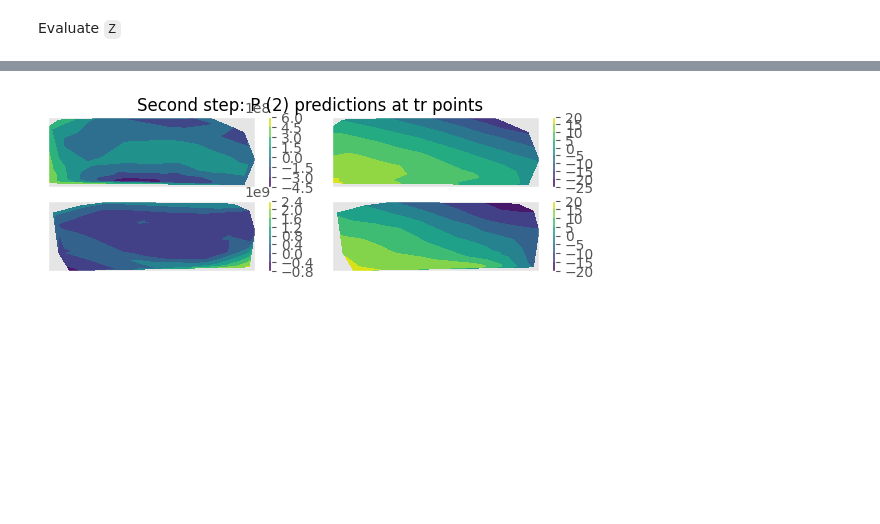
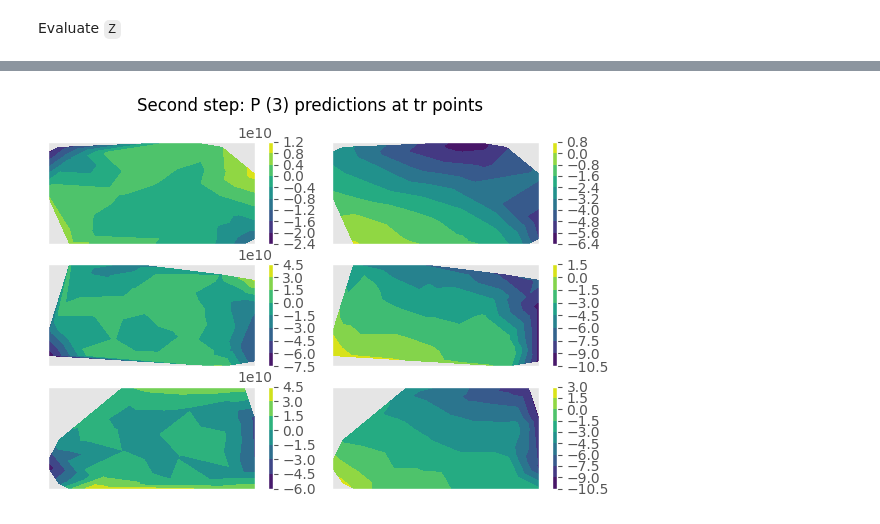
Before and after one commit to TADSGroup/kernelequationlearning, a Jupyter notebook: examples/Darcy/onepfive_step.ipynb, the cells around one changed output, grey strips where cells are left out. Saved outputs shown, nothing was run; the diff lists cells and outputs as text; code cells hidden in the pictures; blank space fills up the shorter version.

```diff
--- a/examples/Darcy/onepfive_step.ipynb
+++ b/examples/Darcy/onepfive_step.ipynb
@@ -50,7 +50,8 @@ $$
 #X = X_gh_tr # (N_gh_tr*m, 2)
 
 # Second column in Gamma(S_N_gh_tr,S_N_gh_tr)
-U_gh_tr = U_gh_tr.reshape(N_gh_tr*m,) # (N_gh_tr*m, )
+U_gh_tr_pred = np.load('data/U_gh_tr_pred.npy')
+U_gh_tr = U_gh_tr_pred.T.flatten() # (N_gh_tr*m, )
 
 # f(X_N)
 f_gh_tr_pred = two_step_dict['f_gh_tr_pred']
@@ -174,7 +175,7 @@ def L(Z, X_gh_tr, U_gh_tr, M_gh_tr, f_gh_tr_pred, two_step_dict, lmbd):
 
     ### Set up
     # N = 7*7
-    m = 2
+    m = 3
     #print('Z:', Z)
     # Constrain the value of Z with known info
     #Z = jnp.where(M_gh_tr, U_gh_tr, Z)
@@ -261,7 +258,7 @@ U_x1x1_gh_tr_pred = np.load('data/U_x1x1_gh_tr_pred.npy')
 U_x2_gh_tr_pred = np.load('data/U_x2_gh_tr_pred.npy')
 U_x2x2_gh_tr_pred = np.load('data/U_x2x2_gh_tr_pred.npy')
 # Build Z_warm
-Z_warm = jnp.array(U_gh_tr_pred.T.reshape(N_gh_tr*m,))
+Z_warm = jnp.array(U_gh_tr_pred.T.flatten())
 # %%
 lmbda = 1/m
 # %%
@@ -331,3 +332,22 @@ krr_optimal_P.fit(S_gh_tr_s, f_gh_tr_pred)
 f_gh_tr_pred = krr_optimal_P.predict(S_gh_tr_s)
 f_tr_pred = krr_optimal_P.predict(S_tr_s)
 f_te_pred = krr_optimal_P.predict(S_te_s)
+# %%
+# Plot: u's at tr points
+fig, axs = plt.subplots(figsize = (7,5), nrows = m, ncols = 2, sharex = True, sharey = True)
+fig.subplots_adjust(hspace=0.2, wspace=0.1)
+fig.suptitle('u ({}) predictions at gh_tr points'.format(m))
+U_gh_tr_pred_onepfive = np.copy(Z)
+for i in range(m):
+        axsi0 = axs[i,0].tricontourf(S[i*N_gh_tr:(i+1)*N_gh_tr,0], S[i*N_gh_tr:(i+1)*N_gh_tr,1], U_gh_tr_pred.T.flatten()[i*N_gh_tr:(i+1)*N_gh_tr])
+        plt.colorbar(axsi0, ax = axs[i,0])
+        axsi1 = axs[i,1].tricontourf(S[i*N_gh_tr:(i+1)*N_gh_tr,0], S[i*N_gh_tr:(i+1)*N_gh_tr,1], U_gh_tr_pred_onepfive[i*N_gh_tr:(i+1)*N_gh_tr])
+        plt.colorbar(axsi1, ax = axs[i,1])
+        axs[i,0].set_yticklabels([])
+        axs[i,0].set_xticklabels([])
+        axs[i,0].set_yticks([])
+        axs[i,0].set_xticks([])
+        axs[i,1].set_yticklabels([])
+        axs[i,1].set_xticklabels([])
+        axs[i,1].set_yticks([])
+        axs[i,1].set_xticks([])
@@ -334,22 +356,22 @@ f_te_pred = krr_optimal_P.predict(S_te_s)
 # %%
 # Interpolant P^* at tr points : P^*(hat S_tr) vs. P(hat S_tr)
-fig, axs = plt.subplots(figsize = (7,m), nrows = m, ncols = 2, sharex = True, sharey = True)
+fig, axs = plt.subplots(figsize = (7,m*1.5), nrows = m, ncols = 2, sharex = True, sharey = True)
 fig.subplots_adjust(hspace=0.2, wspace=0.1)
 fig.suptitle('Second step: P ({}) predictions at tr points'.format(m))
 for i in range(m):
         axsi0 = axs[i,0].tricontourf(S_tr[i*N_tr:(i+1)*N_tr,0], S_tr[i*N_tr:(i+1)*N_tr,1], f_tr2[i*N_tr:(i+1)*N_tr])
         plt.colorbar(axsi0, ax = axs[i,0])
         axsi1 = axs[i,1].tricontourf(S_tr[i*N_tr:(i+1)*N_tr,0], S_tr[i*N_tr:(i+1)*N_tr,1], f_tr_pred[i*N_tr:(i+1)*N_tr])
         plt.colorbar(axsi1, ax = axs[i,1])
         axs[i,0].set_yticklabels([])
         axs[i,0].set_xticklabels([])
         axs[i,0].set_yticks([])
         axs[i,0].set_xticks([])
         axs[i,1].set_yticklabels([])
         axs[i,1].set_xticklabels([])
         axs[i,1].set_yticks([])
         axs[i,1].set_xticks([])
 # %% [output]
-[figure, old version]
+[figure, new version]
 # %%
 # Interpolant P^* at gh_tr points : P^*(hat S_gh_tr) vs. P(hat S_gh_tr)
```
Also changed, not shown: parts of 9 cells of this notebook, 21 other files.
